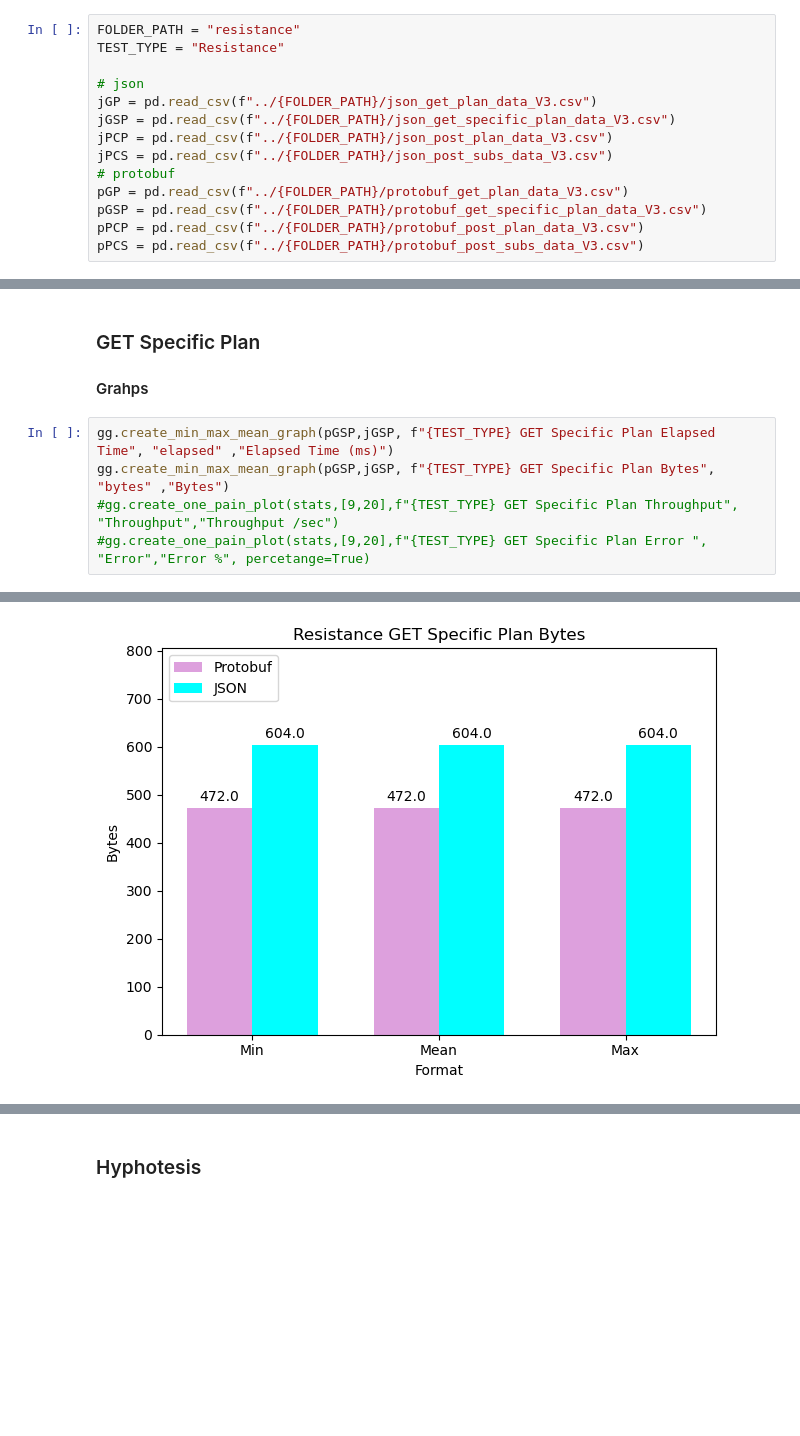
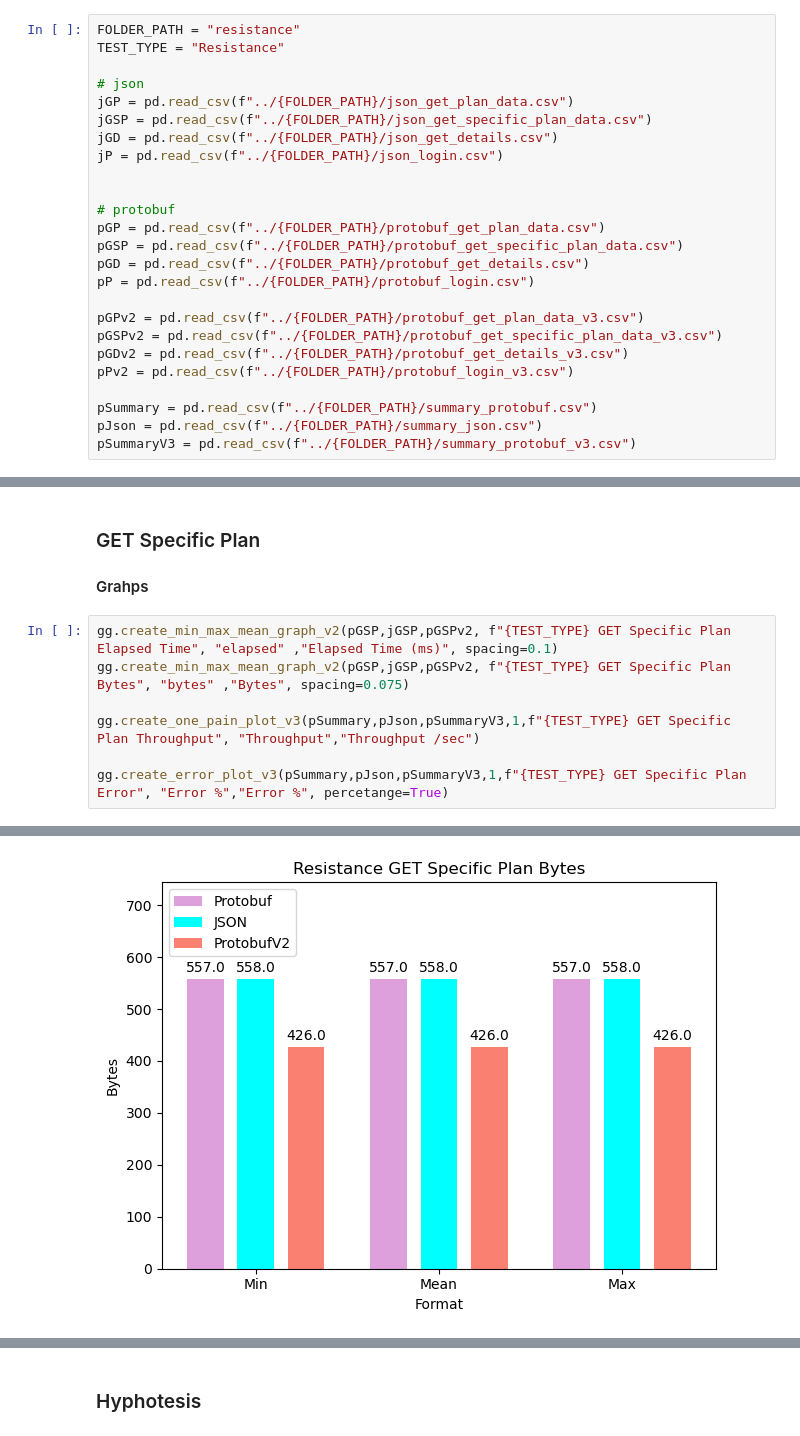
Before and after one commit to tam65r/protobuf-in-REST-aplication, a Jupyter notebook: Data/python/statistical_analysis_v2.ipynb, the cells around one changed output, grey strips where cells are left out. Drawn from its saved outputs; the diff is of its cells as text; blank space fills up the shorter version.

```diff
--- a/Data/python/statistical_analysis_v2.ipynb
+++ b/Data/python/statistical_analysis_v2.ipynb
@@ -480,15 +436,26 @@ FOLDER_PATH = "resistance"
 TEST_TYPE = "Resistance"
 
 # json
-jGP = pd.read_csv(f"../{FOLDER_PATH}/json_get_plan_data_V3.csv")
-jGSP = pd.read_csv(f"../{FOLDER_PATH}/json_get_specific_plan_data_V3.csv")
-jPCP = pd.read_csv(f"../{FOLDER_PATH}/json_post_plan_data_V3.csv")
-jPCS = pd.read_csv(f"../{FOLDER_PATH}/json_post_subs_data_V3.csv")
+jGP = pd.read_csv(f"../{FOLDER_PATH}/json_get_plan_data.csv")
+jGSP = pd.read_csv(f"../{FOLDER_PATH}/json_get_specific_plan_data.csv")
+jGD = pd.read_csv(f"../{FOLDER_PATH}/json_get_details.csv")
+jP = pd.read_csv(f"../{FOLDER_PATH}/json_login.csv")
+
+
 # protobuf
-pGP = pd.read_csv(f"../{FOLDER_PATH}/protobuf_get_plan_data_V3.csv")
-pGSP = pd.read_csv(f"../{FOLDER_PATH}/protobuf_get_specific_plan_data_V3.csv")
-pPCP = pd.read_csv(f"../{FOLDER_PATH}/protobuf_post_plan_data_V3.csv")
-pPCS = pd.read_csv(f"../{FOLDER_PATH}/protobuf_post_subs_data_V3.csv")
+pGP = pd.read_csv(f"../{FOLDER_PATH}/protobuf_get_plan_data.csv")
+pGSP = pd.read_csv(f"../{FOLDER_PATH}/protobuf_get_specific_plan_data.csv")
+pGD = pd.read_csv(f"../{FOLDER_PATH}/protobuf_get_details.csv")
+pP = pd.read_csv(f"../{FOLDER_PATH}/protobuf_login.csv")
+
+pGPv2 = pd.read_csv(f"../{FOLDER_PATH}/protobuf_get_plan_data_v3.csv")
+pGSPv2 = pd.read_csv(f"../{FOLDER_PATH}/protobuf_get_specific_plan_data_v3.csv")
+pGDv2 = pd.read_csv(f"../{FOLDER_PATH}/protobuf_get_details_v3.csv")
+pPv2 = pd.read_csv(f"../{FOLDER_PATH}/protobuf_login_v3.csv")
+
+pSummary = pd.read_csv(f"../{FOLDER_PATH}/summary_protobuf.csv")
+pJson = pd.read_csv(f"../{FOLDER_PATH}/summary_json.csv")
+pSummaryV3 = pd.read_csv(f"../{FOLDER_PATH}/summary_protobuf_v3.csv")
 # %% [markdown]
 ### GET Plan
 
@@ -519,8 +490,10 @@ p_value - 0.0 < 0.5 - H0 is rejected, therefore 'Protobuf results in fewer recei
 
 #### Grahps
 # %%
-gg.create_min_max_mean_graph(pGSP,jGSP, f"{TEST_TYPE} GET Specific Plan Elapsed Time", "elapsed" ,"Elapsed Time (ms)")
-gg.create_min_max_mean_graph(pGSP,jGSP, f"{TEST_TYPE} GET Specific Plan Bytes", "bytes" ,"Bytes")
-#gg.create_one_pain_plot(stats,[9,20],f"{TEST_TYPE} GET Specific Plan Throughput", "Throughput","Throughput /sec")
-#gg.create_one_pain_plot(stats,[9,20],f"{TEST_TYPE} GET Specific Plan Error ", "Error","Error %", percetange=True)
+gg.create_min_max_mean_graph_v2(pGSP,jGSP,pGSPv2, f"{TEST_TYPE} GET Specific Plan Elapsed Time", "elapsed" ,"Elapsed Time (ms)", spacing=0.1)
+gg.create_min_max_mean_graph_v2(pGSP,jGSP,pGSPv2, f"{TEST_TYPE} GET Specific Plan Bytes", "bytes" ,"Bytes", spacing=0.075)
+
+gg.create_one_pain_plot_v3(pSummary,pJson,pSummaryV3,1,f"{TEST_TYPE} GET Specific Plan Throughput", "Throughput","Throughput /sec")
+
+gg.create_error_plot_v3(pSummary,pJson,pSummaryV3,1,f"{TEST_TYPE} GET Specific Plan Error", "Error %","Error %", percetange=True)
 # %% [output]
@@ -528 +501 @@ gg.create_min_max_mean_graph(pGSP,jGSP, f"{TEST_TYPE} GET Specific Plan Bytes",
-[figure, old version]
+[figure, new version]
```
Also changed, not shown: parts of 22 cells of this notebook, 5 other files.
